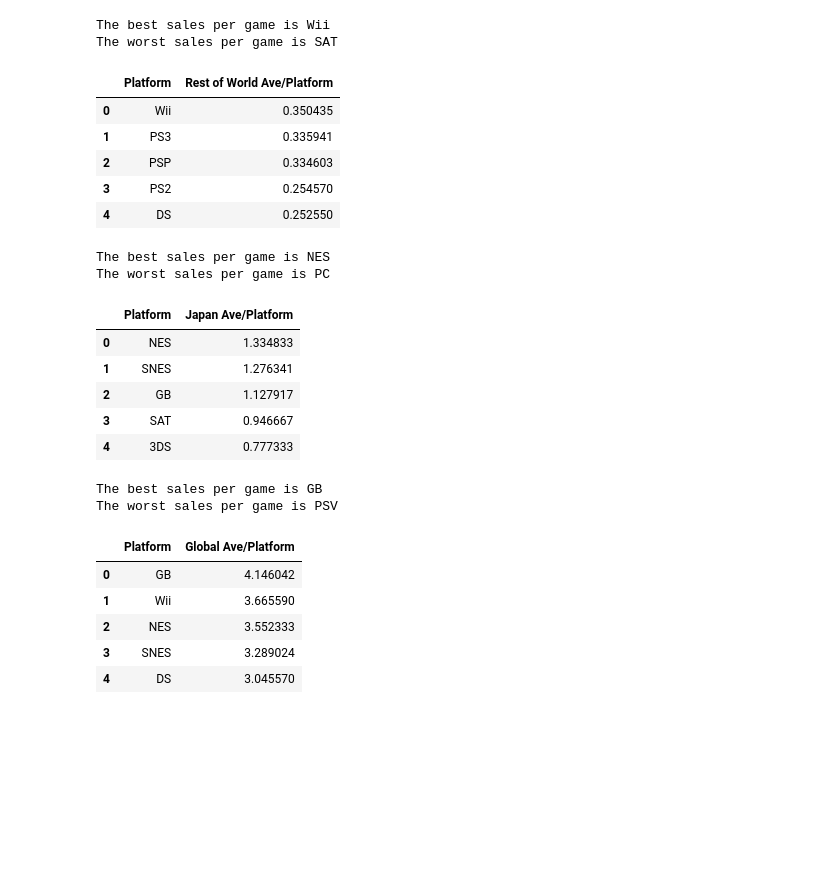
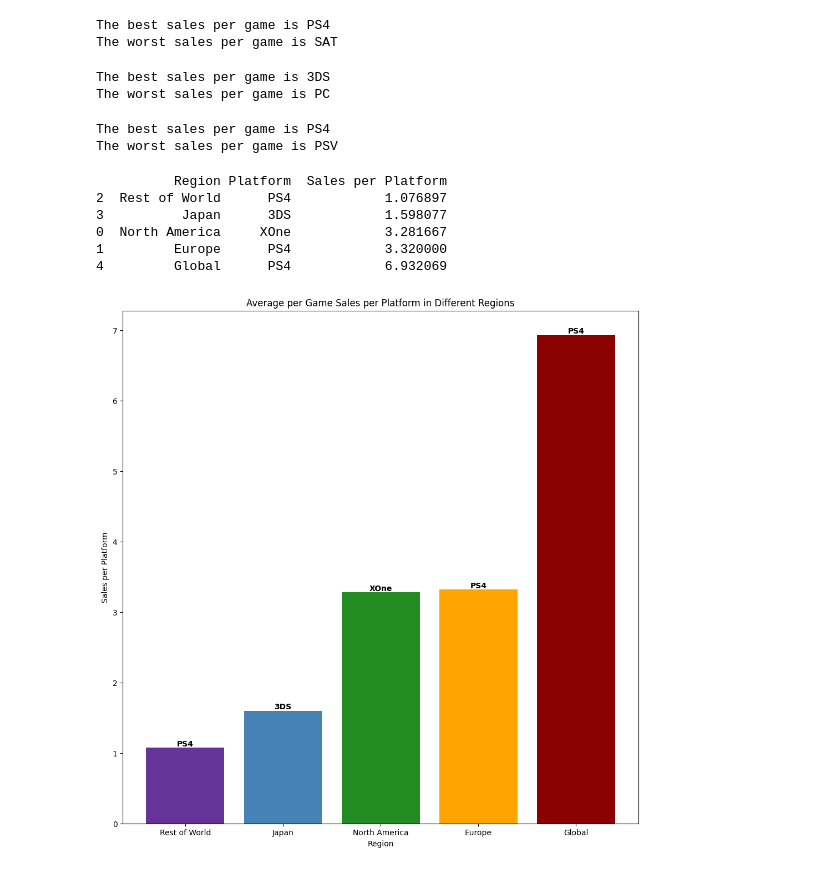
Before and after one commit to liamnelson3/UO-Data-Analysis-Project_1-Video-Game-Marketing, a Jupyter notebook: Project 1/Project 1 - Console.ipynb, the cells around one changed output. Drawn from its saved outputs; the diff is of its cells as text; code cells hidden in the pictures; blank space fills up the shorter version.

```diff
--- a/Project 1/Project 1 - Console.ipynb
+++ b/Project 1/Project 1 - Console.ipynb
@@ -123,63 +117,83 @@ The worst sales per game is SAT
 # %%
 # Rest of World Data
 
-ROW_data = merged_df[["Platform", "Rest of World Ave/Platform"]]
+ROW_data = merged_df[["platform", "Rest of World Ave/Platform"]]
 ROW_data2 = ROW_data.sort_values(by=['Rest of World Ave/Platform'], ascending=False)
 ROW_data3 = ROW_data2.reset_index()
 ROW_data4 = ROW_data3.drop(["index"], axis=1)
 
 
-print(f"The best sales per game is {ROW_data4.loc[0]['Platform']}")
-print(f"The worst sales per game is {ROW_data4['Platform'].iloc[-1]}")
+print(f"The best sales per game is {ROW_data4.loc[0]['platform']}")
+print(f"The worst sales per game is {ROW_data4['platform'].iloc[-1]}")
 ROW_data4.head()
+
+best_plat_sales.loc[len(best_plat_sales.index)] = ['Rest of World', ROW_data4.loc[0]['platform'], ROW_data4.loc[0]['Rest of World Ave/Platform']]
 # %% [output]
-The best sales per game is Wii
+The best sales per game is PS4
 The worst sales per game is SAT
-|  | Platform | Rest of World Ave/Platform |
-| 0 | Wii | 0.350435 |
-| 1 | PS3 | 0.335941 |
-| 2 | PSP | 0.334603 |
-| 3 | PS2 | 0.254570 |
-| 4 | DS | 0.252550 |
 # %%
 # Japan Data
 
-Japan_data = merged_df[["Platform", "Japan Ave/Platform"]]
+Japan_data = merged_df[["platform", "Japan Ave/Platform"]]
 Japan_data2 = Japan_data.sort_values(by=['Japan Ave/Platform'], ascending=False)
 Japan_data3 = Japan_data2.reset_index()
 Japan_data4 = Japan_data3.drop(["index"], axis=1)
 
 
-print(f"The best sales per game is {Japan_data4.loc[0]['Platform']}")
-print(f"The worst sales per game is {Japan_data4['Platform'].iloc[-1]}")
+print(f"The best sales per game is {Japan_data4.loc[0]['platform']}")
+print(f"The worst sales per game is {Japan_data4['platform'].iloc[-1]}")
 Japan_data4.head()
+
+best_plat_sales.loc[len(best_plat_sales.index)] = ['Japan', Japan_data4.loc[0]['platform'], Japan_data4.loc[0]['Japan Ave/Platform']]
 # %% [output]
-The best sales per game is NES
+The best sales per game is 3DS
 The worst sales per game is PC
-|  | Platform | Japan Ave/Platform |
-| 0 | NES | 1.334833 |
-| 1 | SNES | 1.276341 |
-| 2 | GB | 1.127917 |
-| 3 | SAT | 0.946667 |
-| 4 | 3DS | 0.777333 |
 # %%
 # Global Data
 
-Global_data = merged_df[["Platform", "Global Ave/Platform"]]
+Global_data = merged_df[["platform", "Global Ave/Platform"]]
 Global_data2 = Global_data.sort_values(by=['Global Ave/Platform'], ascending=False)
 Global_data3 = Global_data2.reset_index()
 Global_data4 = Global_data3.drop(["index"], axis=1)
 
 
-print(f"The best sales per game is {Global_data4.loc[0]['Platform']}")
-print(f"The worst sales per game is {Global_data4['Platform'].iloc[-1]}")
+print(f"The best sales per game is {Global_data4.loc[0]['platform']}")
+print(f"The worst sales per game is {Global_data4['platform'].iloc[-1]}")
 Global_data4.head()
+
+best_plat_sales.loc[len(best_plat_sales.index)] = ['Global', Global_data4.loc[0]['platform'], Global_data4.loc[0]['Global Ave/Platform']]
 # %% [output]
-The best sales per game is GB
+The best sales per game is PS4
 The worst sales per game is PSV
-|  | Platform | Global Ave/Platform |
-| 0 | GB | 4.146042 |
-| 1 | Wii | 3.665590 |
-| 2 | NES | 3.552333 |
-| 3 | SNES | 3.289024 |
-| 4 | DS | 3.045570 |
+# %%
+best_plat_sales1 = best_plat_sales.sort_values(by = 'Sales per Platform', ascending = True)
+print(best_plat_sales1)
+
+
+
+# Create the bar plot
+plt.figure(figsize=(12, 12))
+plt.bar(best_plat_sales1['Region'], best_plat_sales1['Sales per Platform'], color =['rebeccapurple', 'steelblue', 'forestgreen', 'orange', 'darkred'])
+
+# Add labels to each bar
+for index, row in best_plat_sales1.iterrows():
+    plt.text(row['Region'], row['Sales per Platform'], row['Platform'], ha='center', va='bottom', fontweight='bold')
+
+# Add labels and title
+plt.xlabel('Region')
+plt.ylabel('Sales per Platform')
+plt.title('Average per Game Sales per Platform in Different Regions')
+
+#Save the plot
+plt.savefig('Platform.jpg')
+
+# Show the plot
+plt.show()
+# %% [output]
+          Region Platform  Sales per Platform
+2  Rest of World      PS4            1.076897
+3          Japan      3DS            1.598077
+0  North America     XOne            3.281667
+1         Europe      PS4            3.320000
+4         Global      PS4            6.932069
+[figure, added]
```
Also changed, not shown: parts of 7 cells of this notebook, 4 other files.
